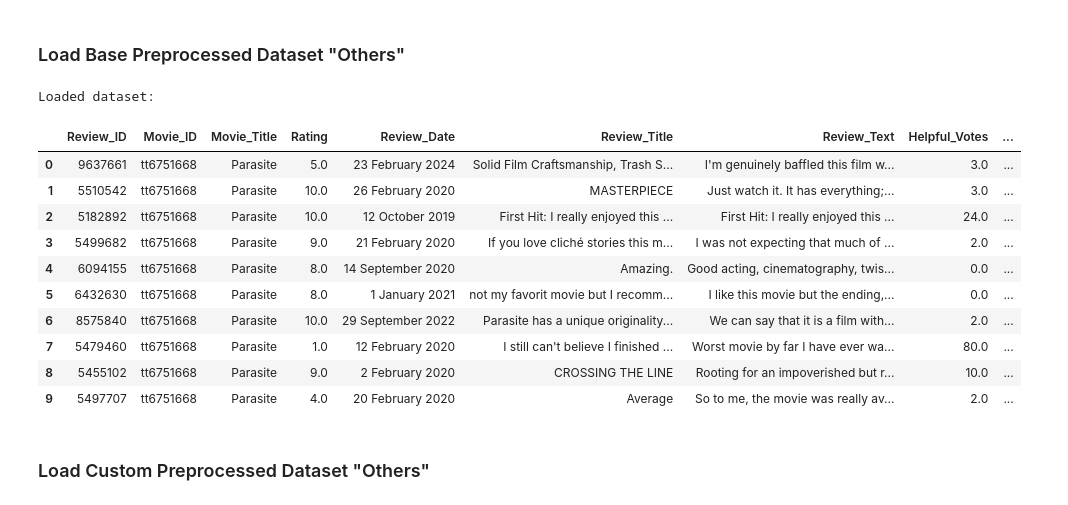
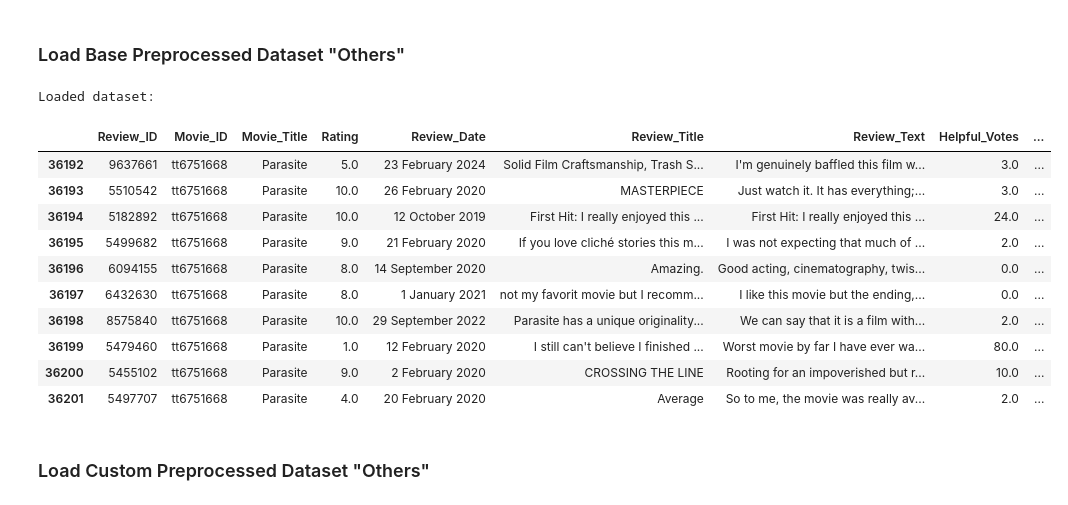
Before and after one commit to Manuele23/DNLP-KeyBert, a Jupyter notebook: KeyBERTMetadata/KeyBertExtraction.ipynb, the cells around one changed output. Saved outputs shown, nothing was run; the diff lists cells and outputs as text; code cells hidden in the pictures.

```diff
--- a/KeyBERTMetadata/KeyBertExtraction.ipynb
+++ b/KeyBERTMetadata/KeyBertExtraction.ipynb
@@ -50,29 +50,29 @@ warnings.filterwarnings('ignore')
 ### Load Base Preprocessed Dataset "Others"
 # %%
 # File path
-file_path = "preprocessed_others_reviews_df.pkl"
+file_path = "../Dataset/Reviews_By_Movie/Parasite.pkl" #cambiare path per tornare a "others_reviews"
 #file_path = "/content/Dataset/preprocessed_others_reviews_df.pkl"
 
 
 with open(file_path, 'rb') as file:
   # sw_reviews_df = pickle.load(file)
-  base_others_reviews_df = pickle.load(file)
+  parasite_reviews_df = pickle.load(file) #per tornare come prima mettere others_reviews_df
 
 print("Loaded dataset:")
-display(base_others_reviews_df.head(10))
+display(parasite_reviews_df.head(10))
 # %% [output]
 Loaded dataset:
 |  | Review_ID | Movie_ID | Movie_Title | Rating | Review_Date | Review_Title | Review_Text | Helpful_Votes | ... |
-| 0 | 9637661 | tt6751668 | Parasite | 5.0 | 23 February 2024 | Solid Film Craftsmanship, Trash S... | I'm genuinely baffled this film w... | 3.0 | ... |
-| 1 | 5510542 | tt6751668 | Parasite | 10.0 | 26 February 2020 | MASTERPIECE | Just watch it. It has everything;... | 3.0 | ... |
-| 2 | 5182892 | tt6751668 | Parasite | 10.0 | 12 October 2019 | First Hit: I really enjoyed this ... | First Hit: I really enjoyed this ... | 24.0 | ... |
-| 3 | 5499682 | tt6751668 | Parasite | 9.0 | 21 February 2020 | If you love cliché stories this m... | I was not expecting that much of ... | 2.0 | ... |
-| 4 | 6094155 | tt6751668 | Parasite | 8.0 | 14 September 2020 | Amazing. | Good acting, cinematography, twis... | 0.0 | ... |
-| 5 | 6432630 | tt6751668 | Parasite | 8.0 | 1 January 2021 | not my favorit movie but I recomm... | I like this movie but the ending,... | 0.0 | ... |
-| 6 | 8575840 | tt6751668 | Parasite | 10.0 | 29 September 2022 | Parasite has a unique originality... | We can say that it is a film with... | 2.0 | ... |
-| 7 | 5479460 | tt6751668 | Parasite | 1.0 | 12 February 2020 | I still can't believe I finished ... | Worst movie by far I have ever wa... | 80.0 | ... |
-| 8 | 5455102 | tt6751668 | Parasite | 9.0 | 2 February 2020 | CROSSING THE LINE | Rooting for an impoverished but r... | 10.0 | ... |
-| 9 | 5497707 | tt6751668 | Parasite | 4.0 | 20 February 2020 | Average | So to me, the movie was really av... | 2.0 | ... |
+| 36192 | 9637661 | tt6751668 | Parasite | 5.0 | 23 February 2024 | Solid Film Craftsmanship, Trash S... | I'm genuinely baffled this film w... | 3.0 | ... |
+| 36193 | 5510542 | tt6751668 | Parasite | 10.0 | 26 February 2020 | MASTERPIECE | Just watch it. It has everything;... | 3.0 | ... |
+| 36194 | 5182892 | tt6751668 | Parasite | 10.0 | 12 October 2019 | First Hit: I really enjoyed this ... | First Hit: I really enjoyed this ... | 24.0 | ... |
+| 36195 | 5499682 | tt6751668 | Parasite | 9.0 | 21 February 2020 | If you love cliché stories this m... | I was not expecting that much of ... | 2.0 | ... |
+| 36196 | 6094155 | tt6751668 | Parasite | 8.0 | 14 September 2020 | Amazing. | Good acting, cinematography, twis... | 0.0 | ... |
+| 36197 | 6432630 | tt6751668 | Parasite | 8.0 | 1 January 2021 | not my favorit movie but I recomm... | I like this movie but the ending,... | 0.0 | ... |
+| 36198 | 8575840 | tt6751668 | Parasite | 10.0 | 29 September 2022 | Parasite has a unique originality... | We can say that it is a film with... | 2.0 | ... |
+| 36199 | 5479460 | tt6751668 | Parasite | 1.0 | 12 February 2020 | I still can't believe I finished ... | Worst movie by far I have ever wa... | 80.0 | ... |
+| 36200 | 5455102 | tt6751668 | Parasite | 9.0 | 2 February 2020 | CROSSING THE LINE | Rooting for an impoverished but r... | 10.0 | ... |
+| 36201 | 5497707 | tt6751668 | Parasite | 4.0 | 20 February 2020 | Average | So to me, the movie was really av... | 2.0 | ... |
 # %% [markdown]
 ### Load Custom Preprocessed Dataset "Others"
 # %%
```
Also changed, not shown: parts of 7 cells of this notebook, 1 other file.
